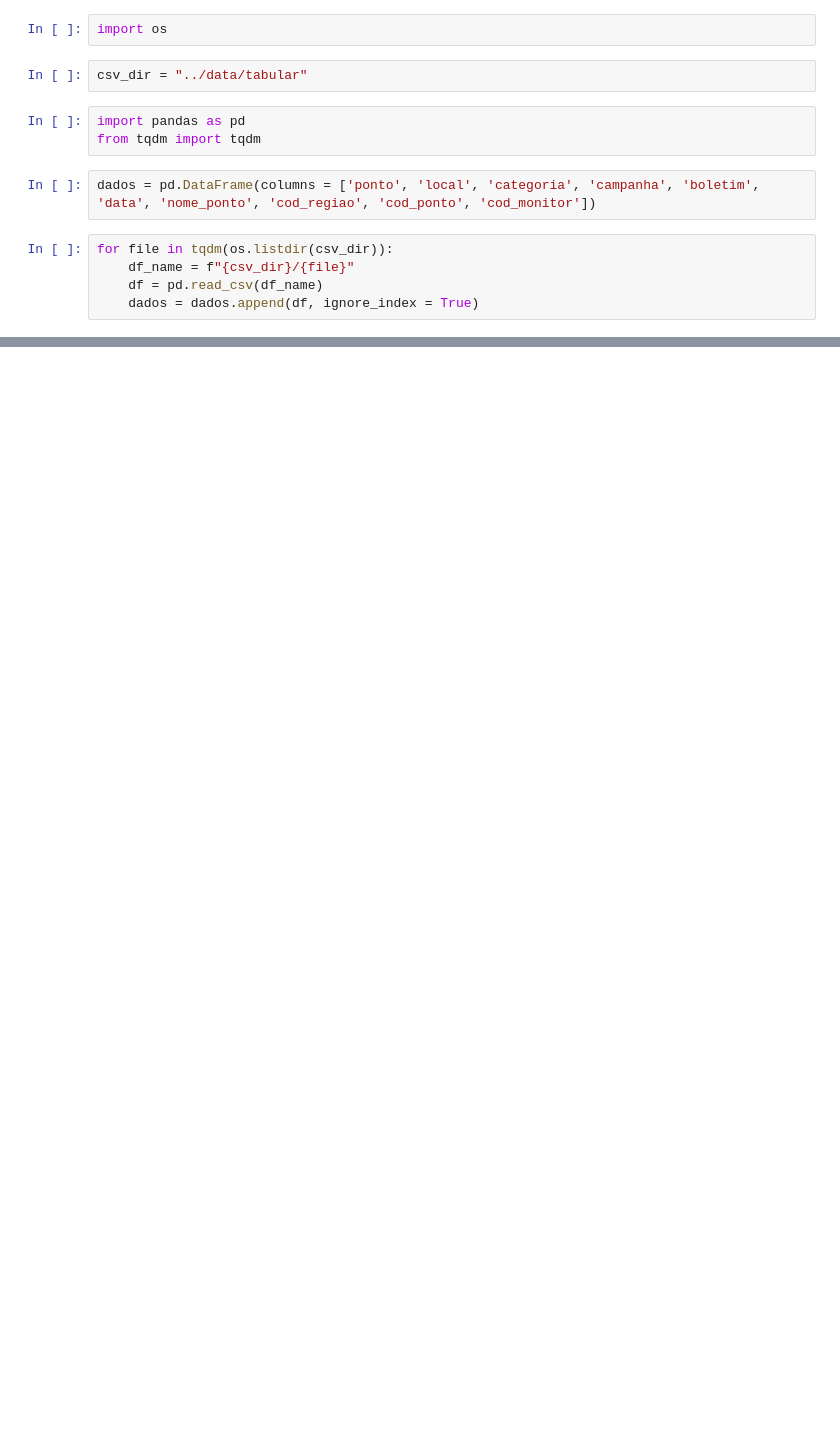
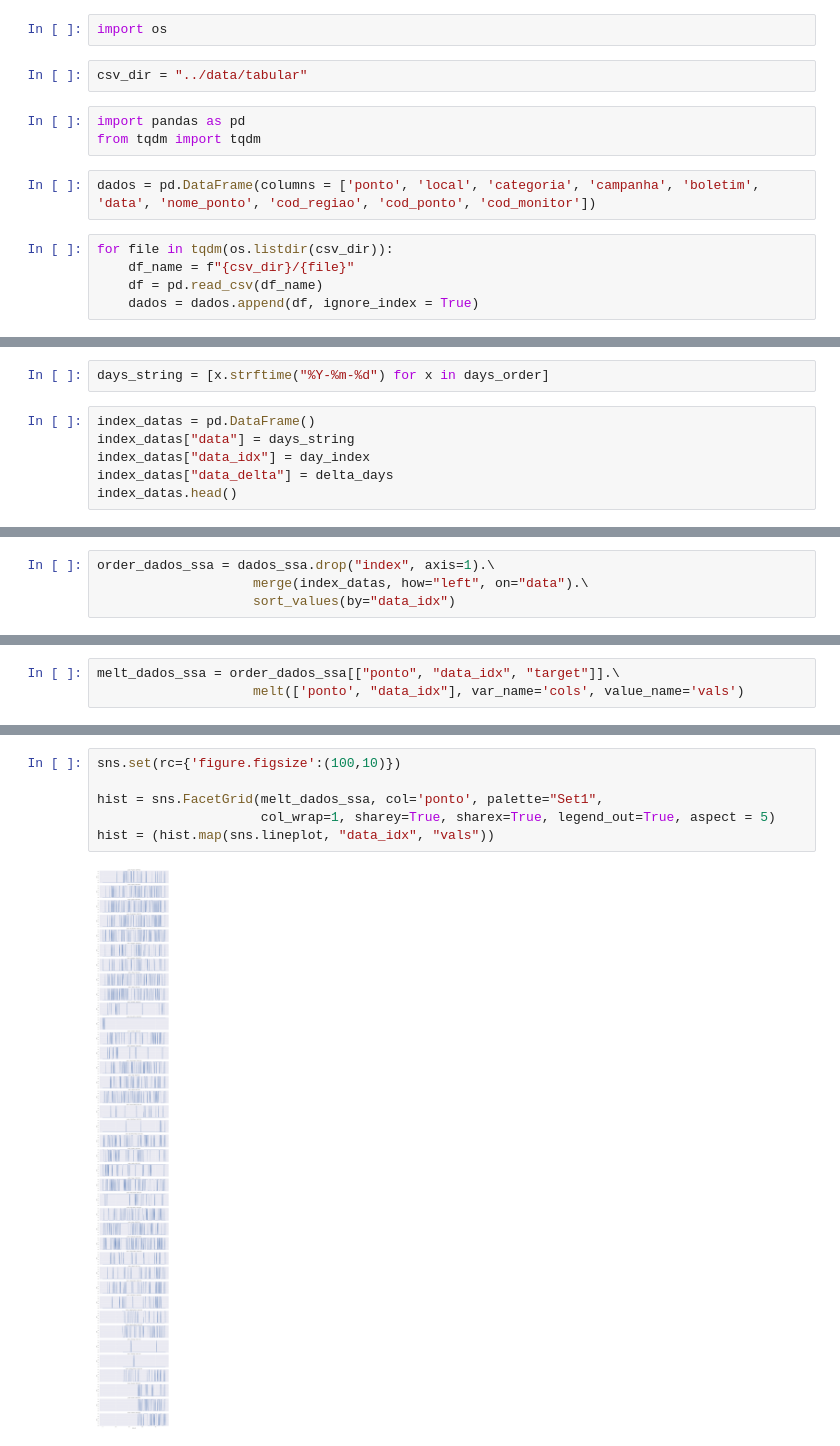
Before and after one commit to adelmofilho/BeachWaterQuality, a Jupyter notebook: notebooks/Untitled.ipynb, the cells around one changed output, grey strips where cells are left out. Saved outputs shown, nothing was run; the diff lists cells and outputs as text; blank space fills up the shorter version.

Commit message:
feat: analise inicial dos dados

```diff
--- a/notebooks/Untitled.ipynb
+++ b/notebooks/Untitled.ipynb
@@ -58,0 +77,8 @@ flamengo.groupby("categoria").count()
+# %%
+days_string = [x.strftime("%Y-%m-%d") for x in days_order]
+# %%
+index_datas = pd.DataFrame()
+index_datas["data"] = days_string
+index_datas["data_idx"] = day_index
+index_datas["data_delta"] = delta_days
+index_datas.head()
@@ -58,0 +94,4 @@ flamengo.groupby("categoria").count()
+# %%
+order_dados_ssa = dados_ssa.drop("index", axis=1).\
+                    merge(index_datas, how="left", on="data").\
+                    sort_values(by="data_idx")
@@ -58,0 +109,3 @@ flamengo.groupby("categoria").count()
+# %%
+melt_dados_ssa = order_dados_ssa[["ponto", "data_idx", "target"]].\
+                    melt(['ponto', "data_idx"], var_name='cols', value_name='vals')
@@ -58,0 +121,8 @@ flamengo.groupby("categoria").count()
+# %%
+sns.set(rc={'figure.figsize':(100,10)})
+
+hist = sns.FacetGrid(melt_dados_ssa, col='ponto', palette="Set1",
+                     col_wrap=1, sharey=True, sharex=True, legend_out=True, aspect = 5)
+hist = (hist.map(sns.lineplot, "data_idx", "vals"))
+# %% [output]
+[figure, added]
```
Also changed, not shown: parts of 24 cells of this notebook, 1 other file.
